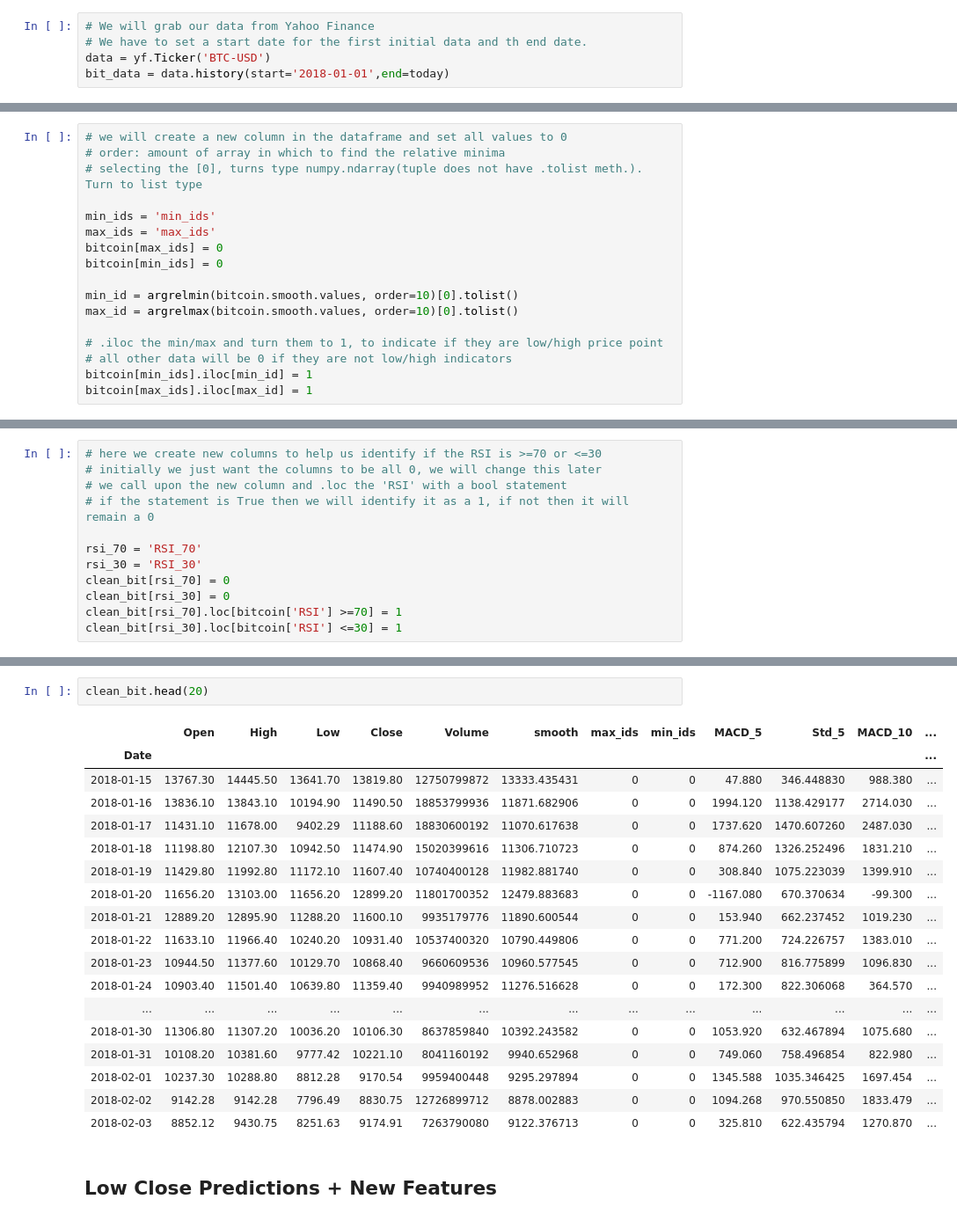
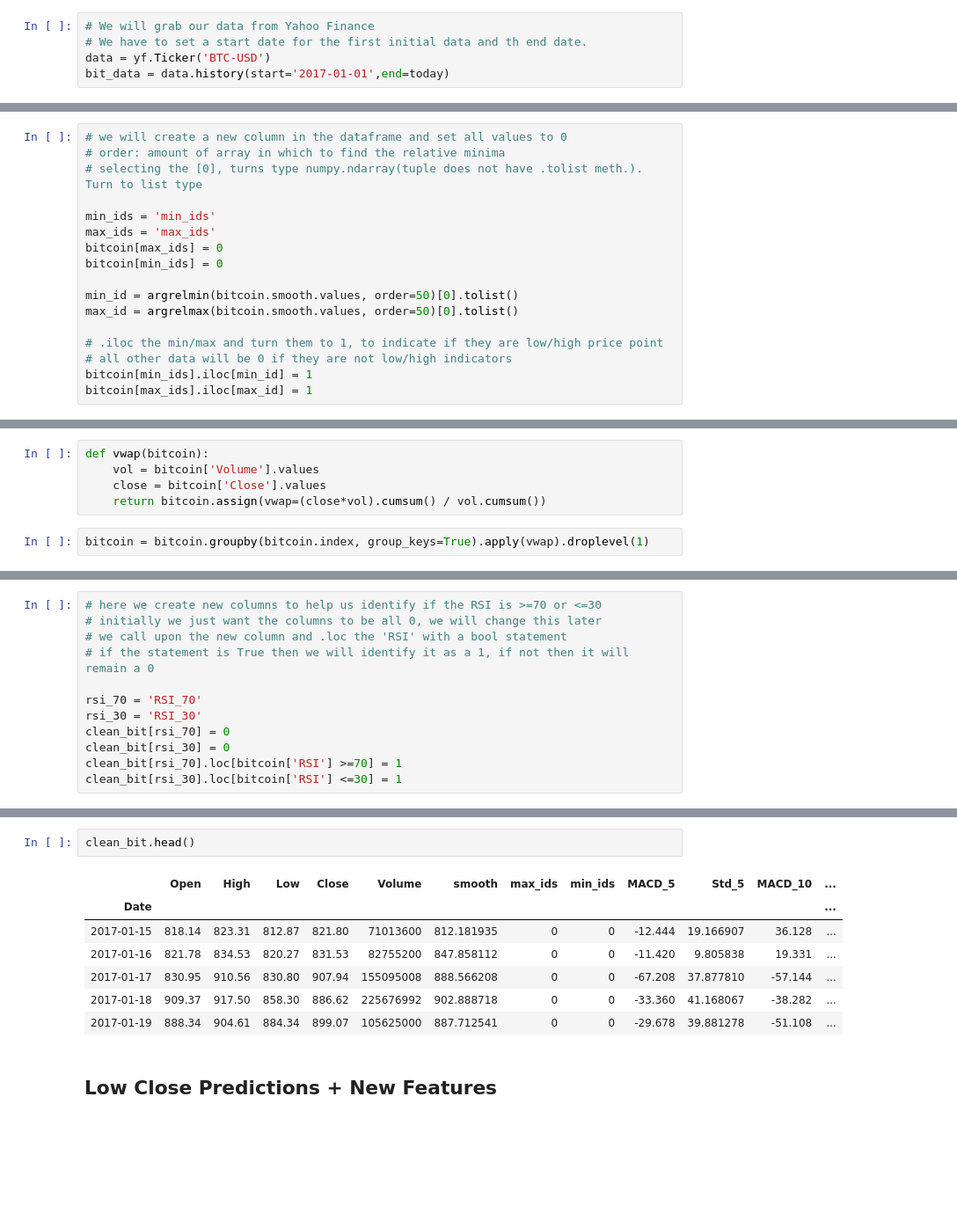
Before and after one commit to anhbiphan/Project_Bitcoin, a Jupyter notebook: BTC-USD_Low_Preds.ipynb, the cells around one changed output, grey strips where cells are left out. Shown at 88% size. Cells and saved outputs as stored; diff of their text form; blank space fills up the shorter version.

```diff
--- a/BTC-USD_Low_Preds.ipynb
+++ b/BTC-USD_Low_Preds.ipynb
@@ -39,7 +39,7 @@ today
 # We will grab our data from Yahoo Finance
 # We have to set a start date for the first initial data and th end date.
 data = yf.Ticker('BTC-USD')
-bit_data = data.history(start='2018-01-01',end=today)
+bit_data = data.history(start='2017-01-01',end=today)
 # %%
 bitcoin = bit_data
 # %%
@@ -133,8 +143,8 @@ max_ids = 'max_ids'
 bitcoin[max_ids] = 0
 bitcoin[min_ids] = 0
 
-min_id = argrelmin(bitcoin.smooth.values, order=10)[0].tolist()
-max_id = argrelmax(bitcoin.smooth.values, order=10)[0].tolist()
+min_id = argrelmin(bitcoin.smooth.values, order=50)[0].tolist()
+max_id = argrelmax(bitcoin.smooth.values, order=50)[0].tolist()
 
 # .iloc the min/max and turn them to 1, to indicate if they are low/high price point
 # all other data will be 0 if they are not low/high indicators
@@ -273,0 +268,7 @@ clean_bit.shape
+# %%
+def vwap(bitcoin):
+    vol = bitcoin['Volume'].values
+    close = bitcoin['Close'].values
+    return bitcoin.assign(vwap=(close*vol).cumsum() / vol.cumsum())
+# %%
+bitcoin = bitcoin.groupby(bitcoin.index, group_keys=True).apply(vwap).droplevel(1)
@@ -299,24 +337,13 @@ clean_bit.tail()
 # %%
-clean_bit.head(20)
+clean_bit.head()
 # %% [output]
 |  | Open | High | Low | Close | Volume | smooth | max_ids | min_ids | MACD_5 | Std_5 | MACD_10 | ... |
 | Date |  |  |  |  |  |  |  |  |  |  |  | ... |
-| 2018-01-15 | 13767.30 | 14445.50 | 13641.70 | 13819.80 | 12750799872 | 13333.435431 | 0 | 0 | 47.880 | 346.448830 | 988.380 | ... |
-| 2018-01-16 | 13836.10 | 13843.10 | 10194.90 | 11490.50 | 18853799936 | 11871.682906 | 0 | 0 | 1994.120 | 1138.429177 | 2714.030 | ... |
-| 2018-01-17 | 11431.10 | 11678.00 | 9402.29 | 11188.60 | 18830600192 | 11070.617638 | 0 | 0 | 1737.620 | 1470.607260 | 2487.030 | ... |
-| 2018-01-18 | 11198.80 | 12107.30 | 10942.50 | 11474.90 | 15020399616 | 11306.710723 | 0 | 0 | 874.260 | 1326.252496 | 1831.210 | ... |
-| 2018-01-19 | 11429.80 | 11992.80 | 11172.10 | 11607.40 | 10740400128 | 11982.881740 | 0 | 0 | 308.840 | 1075.223039 | 1399.910 | ... |
-| 2018-01-20 | 11656.20 | 13103.00 | 11656.20 | 12899.20 | 11801700352 | 12479.883683 | 0 | 0 | -1167.080 | 670.370634 | -99.300 | ... |
-| 2018-01-21 | 12889.20 | 12895.90 | 11288.20 | 11600.10 | 9935179776 | 11890.600544 | 0 | 0 | 153.940 | 662.237452 | 1019.230 | ... |
-| 2018-01-22 | 11633.10 | 11966.40 | 10240.20 | 10931.40 | 10537400320 | 10790.449806 | 0 | 0 | 771.200 | 724.226757 | 1383.010 | ... |
-| 2018-01-23 | 10944.50 | 11377.60 | 10129.70 | 10868.40 | 9660609536 | 10960.577545 | 0 | 0 | 712.900 | 816.775899 | 1096.830 | ... |
-| 2018-01-24 | 10903.40 | 11501.40 | 10639.80 | 11359.40 | 9940989952 | 11276.516628 | 0 | 0 | 172.300 | 822.306068 | 364.570 | ... |
-| ... | ... | ... | ... | ... | ... | ... | ... | ... | ... | ... | ... | ... |
-| 2018-01-30 | 11306.80 | 11307.20 | 10036.20 | 10106.30 | 8637859840 | 10392.243582 | 0 | 0 | 1053.920 | 632.467894 | 1075.680 | ... |
-| 2018-01-31 | 10108.20 | 10381.60 | 9777.42 | 10221.10 | 8041160192 | 9940.652968 | 0 | 0 | 749.060 | 758.496854 | 822.980 | ... |
-| 2018-02-01 | 10237.30 | 10288.80 | 8812.28 | 9170.54 | 9959400448 | 9295.297894 | 0 | 0 | 1345.588 | 1035.346425 | 1697.454 | ... |
-| 2018-02-02 | 9142.28 | 9142.28 | 7796.49 | 8830.75 | 12726899712 | 8878.002883 | 0 | 0 | 1094.268 | 970.550850 | 1833.479 | ... |
-| 2018-02-03 | 8852.12 | 9430.75 | 8251.63 | 9174.91 | 7263790080 | 9122.376713 | 0 | 0 | 325.810 | 622.435794 | 1270.870 | ... |
+| 2017-01-15 | 818.14 | 823.31 | 812.87 | 821.80 | 71013600 | 812.181935 | 0 | 0 | -12.444 | 19.166907 | 36.128 | ... |
+| 2017-01-16 | 821.78 | 834.53 | 820.27 | 831.53 | 82755200 | 847.858112 | 0 | 0 | -11.420 | 9.805838 | 19.331 | ... |
+| 2017-01-17 | 830.95 | 910.56 | 830.80 | 907.94 | 155095008 | 888.566208 | 0 | 0 | -67.208 | 37.877810 | -57.144 | ... |
+| 2017-01-18 | 909.37 | 917.50 | 858.30 | 886.62 | 225676992 | 902.888718 | 0 | 0 | -33.360 | 41.168067 | -38.282 | ... |
+| 2017-01-19 | 888.34 | 904.61 | 884.34 | 899.07 | 105625000 | 887.712541 | 0 | 0 | -29.678 | 39.881278 | -51.108 | ... |
 # %% [markdown]
 ## Low Close Predictions + New Features
 # %%
```
Also changed, not shown: parts of 25 cells of this notebook.
